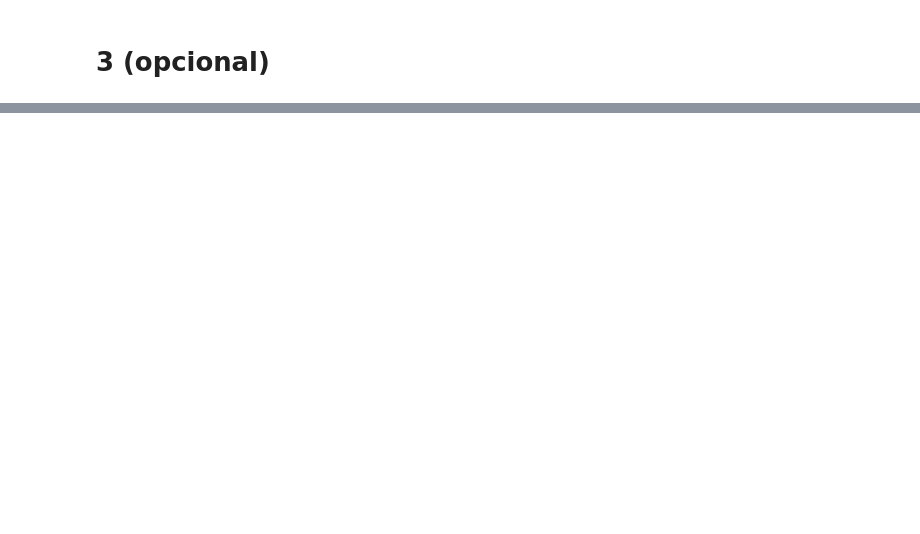
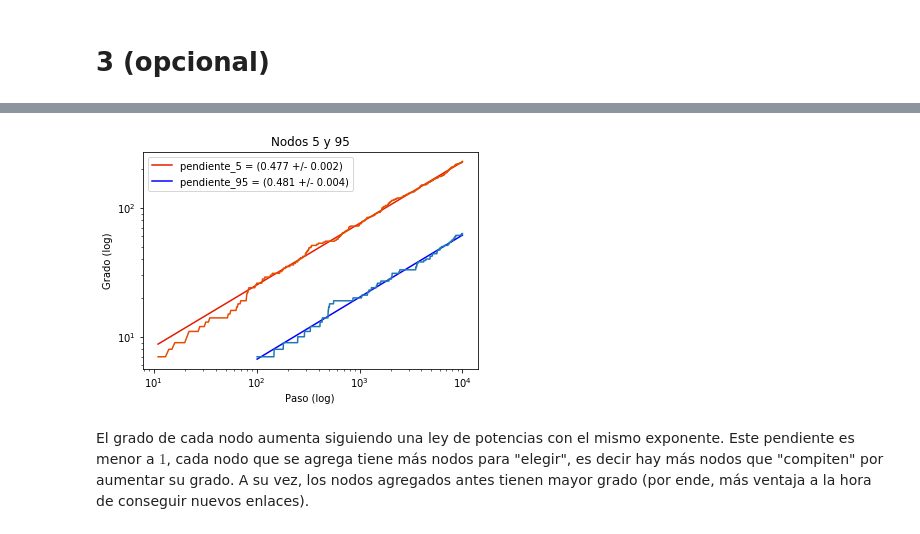
Before and after one commit to LunaKadysz/Redes, a Jupyter notebook: TPC_02/TPC_02_meli.ipynb, the cells around one changed output, grey strips where cells are left out. Drawn from its saved outputs; the diff is of its cells as text; code cells hidden in the pictures; blank space fills up the shorter version.

```diff
--- a/TPC_02/TPC_02_meli.ipynb
+++ b/TPC_02/TPC_02_meli.ipynb
@@ -90,0 +106,6 @@ plt.show()
+# %%
+"Creo funcion que acepte n y m como parametros para realizar una Red Barabasi"
+def Red_barabasi(n, m):
+    k_0 = int(m / n)
+    red = barabasi(k_0, n)
+    return red
@@ -158,0 +319,39 @@ Heavily linked nodes ("hubs") tend to quickly accumulate even more links, while
+# %%
+k_0 = 7
+n = 10000
+Network_3, grado_5, grado_95 = barabasi_mod(k_0,n)
+# %%
+x_5 = list(range(k_0 -1 + 5, n))
+x_5_log = np.log(x_5)
+y_5 = grado_5
+y_5_log = np.log(y_5)
+
+values_5, cov_5 = np.polyfit(x_5_log, y_5_log, 1, cov = True)
+lineal_5 = np.poly1d(values_5)
+error_5 = np.sqrt(cov_5[1][1])
+yfit_5 = lambda x: np.exp(lineal_5(np.log(x)))
+
+plt.loglog(x_5, yfit_5(x_5), label= f'pendiente_5 = ({np.round(lineal_5[1],3)} +/- {np.round(error_5, 3)})',c=(0.9,0.1,0))
+plt.loglog(x_5, y_5 , c=(0.9,0.3,0))
+
+x_95 = list(range(k_0 -1 + 95, n))
+x_95_log = np.log(x_95)
+y_95 = grado_95
+y_95_log = np.log(y_95)
+
+values_95, cov_95 = np.polyfit(x_95_log, y_95_log, 1, cov=True)
+error_95 = np.sqrt(cov_95[1][1])
+lineal_95 = np.poly1d(values_95)
+yfit_95 = lambda x: np.exp(lineal_95(np.log(x)))
+
+plt.loglog(x_95, yfit_95(x_95), c='b', label= f'pendiente_95 = ({np.round(lineal_95[1],3)} +/- {np.round(error_95, 3)})')
+plt.loglog(x_95, y_95)
+plt.xlabel("Paso (log)")
+plt.ylabel("Grado (log)")
+plt.title("Nodos 5 y 95")
+plt.legend()
+plt.show()
+# %% [output]
+[figure, added]
+# %% [markdown]
+El grado de cada nodo aumenta siguiendo una ley de potencias con el mismo exponente. Este pendiente es menor a $1$, cada nodo que se agrega tiene más nodos para "elegir", es decir hay más nodos que "compiten" por aumentar su grado. A su vez, los nodos agregados antes tienen mayor grado (por ende, más ventaja a la hora de conseguir nuevos enlaces).
```
Also changed, not shown: parts of 20 cells of this notebook.
